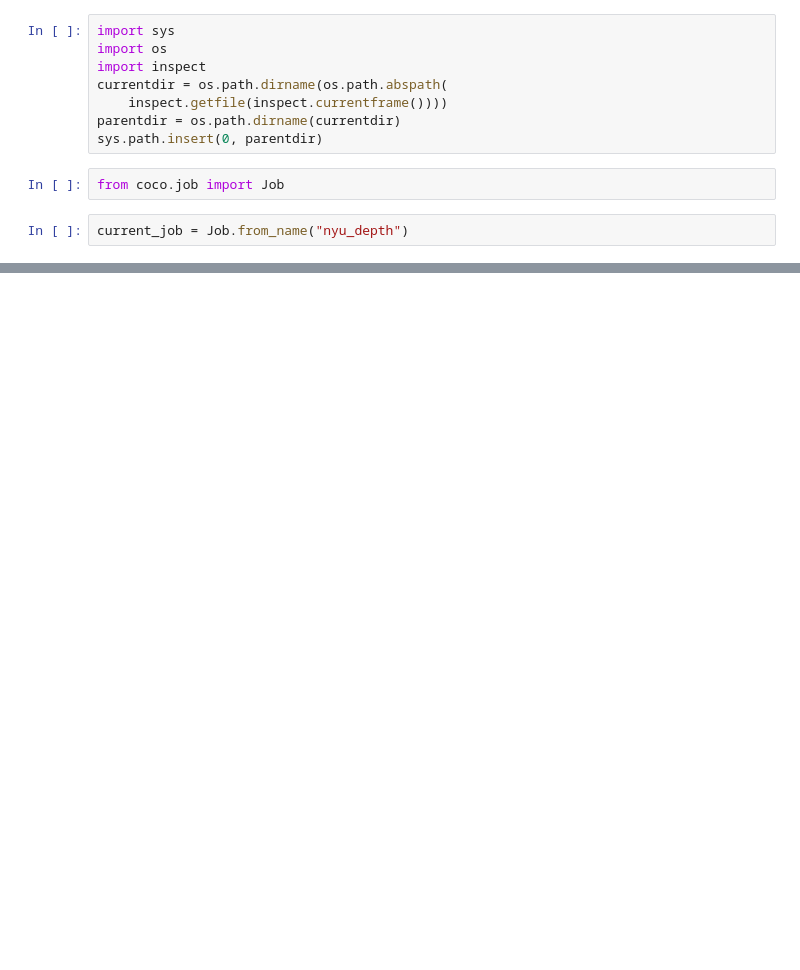
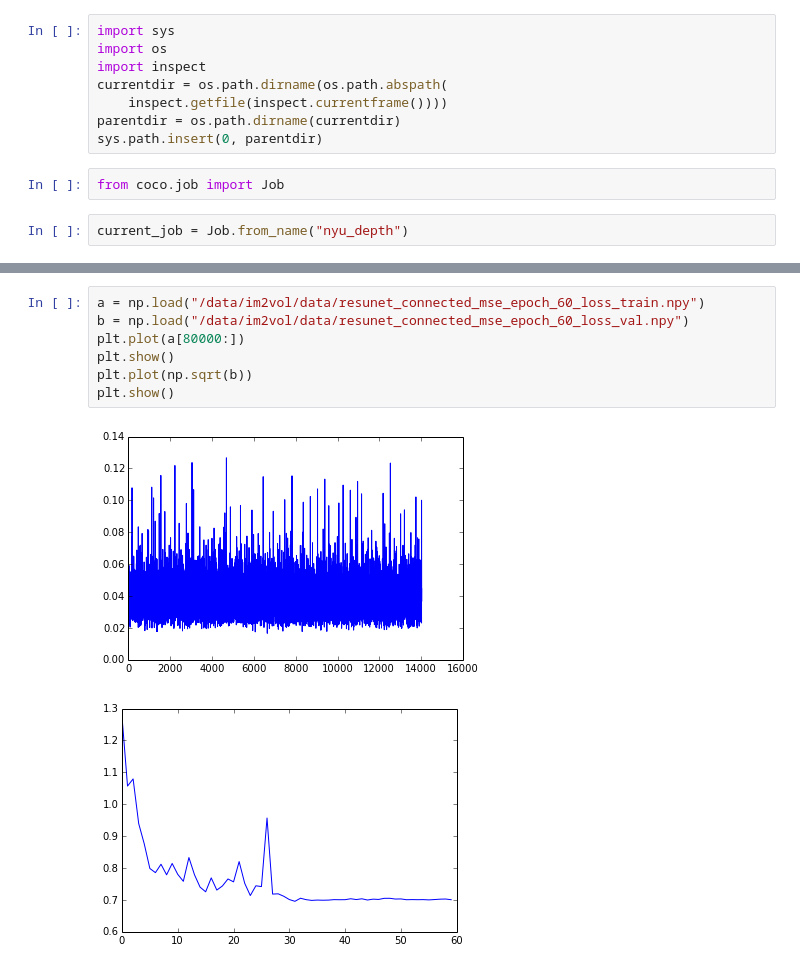
Before and after one commit to sebastian-schlecht/coco, a Jupyter notebook: examples/live_train.ipynb, the cells around one changed output, grey strips where cells are left out. Cells and saved outputs as stored; diff of their text form; blank space fills up the shorter version.

```diff
--- a/examples/live_train.ipynb
+++ b/examples/live_train.ipynb
@@ -123,0 +121,10 @@ for batch in train_processor.iterate():
+# %%
+a = np.load("/data/im2vol/data/resunet_connected_mse_epoch_60_loss_train.npy")
+b = np.load("/data/im2vol/data/resunet_connected_mse_epoch_60_loss_val.npy")
+plt.plot(a[80000:])
+plt.show()
+plt.plot(np.sqrt(b))
+plt.show()
+# %% [output]
+[figure, added]
+[figure, added]
```
Also changed, not shown: parts of 4 cells of this notebook, 4 other files.
